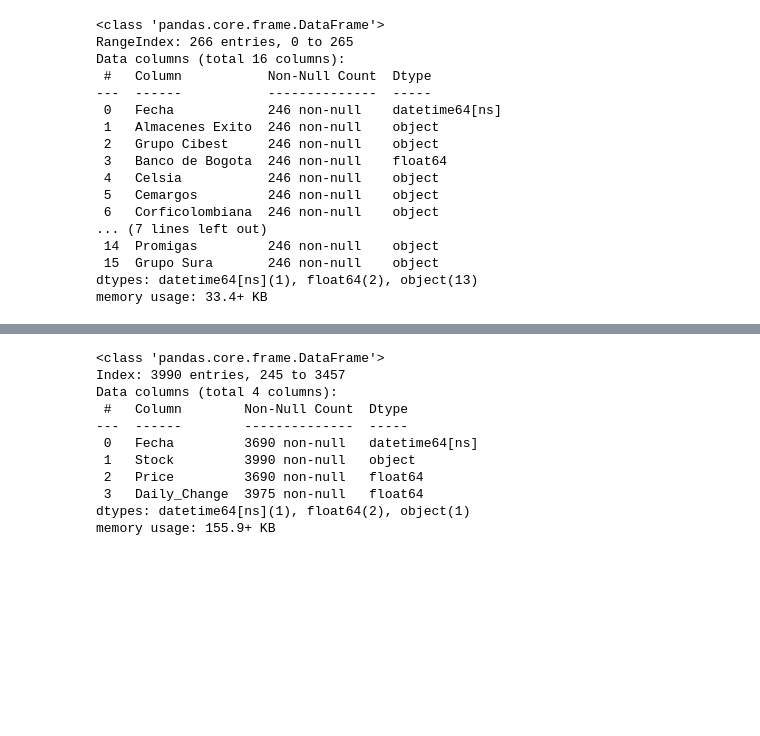
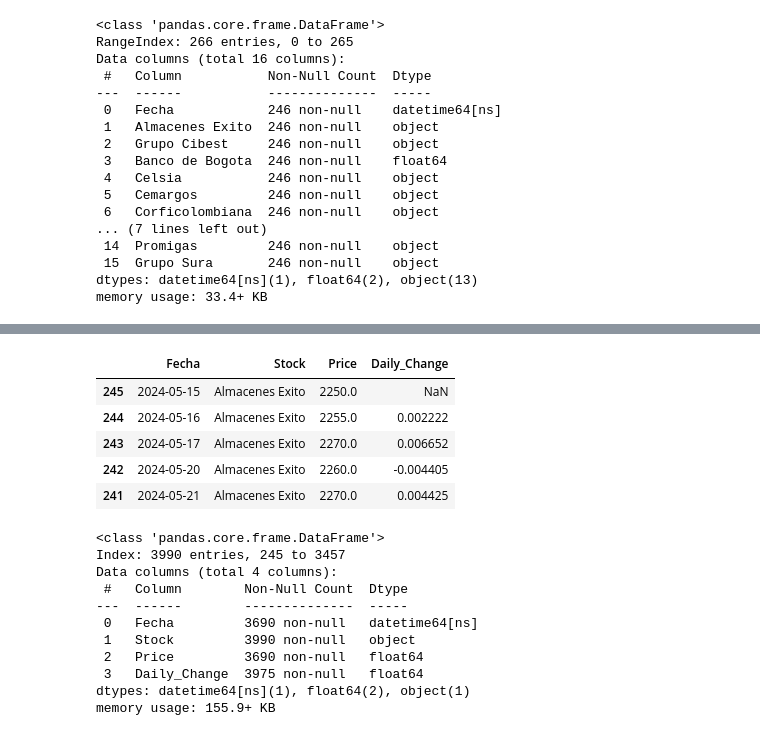
Before and after one commit to mugaso/Data-Science-1, a Jupyter notebook: Proyecto_clase/Proyecto_final.ipynb, the cells around one changed output, grey strips where cells are left out. Drawn from its saved outputs; the diff is of its cells as text; code cells hidden in the pictures; blank space fills up the shorter version.

```diff
--- a/Proyecto_clase/Proyecto_final.ipynb
+++ b/Proyecto_clase/Proyecto_final.ipynb
@@ -114,3 +140,23 @@ memory usage: 33.4+ KB
+# %%
+# Melt the DataFrame to long format for easier processing
+precio_acciones_fragmentada = precio_acciones.melt(
+    id_vars='Fecha', var_name='Stock', value_name='Price'
+)
+
+# Sort by date and stock
+precio_acciones_fragmentada = precio_acciones_fragmentada.sort_values(by=['Stock', 'Fecha'])
+
+# Calculate daily percentage change for each stock
+precio_acciones_fragmentada['Daily_Change'] = precio_acciones_fragmentada.groupby('Stock')['Price'].pct_change()
+
+display(precio_acciones_fragmentada.head())
+# %% [output]
+|  | Fecha | Stock | Price | Daily_Change |
+| 245 | 2024-05-15 | Almacenes Exito | 2250.0 | NaN |
+| 244 | 2024-05-16 | Almacenes Exito | 2255.0 | 0.002222 |
+| 243 | 2024-05-17 | Almacenes Exito | 2270.0 | 0.006652 |
+| 242 | 2024-05-20 | Almacenes Exito | 2260.0 | -0.004405 |
+| 241 | 2024-05-21 | Almacenes Exito | 2270.0 | 0.004425 |
 # %%
 precio_acciones_fragmentada.info()
 # %% [output]
```
Also changed, not shown: parts of 6 cells of this notebook.
